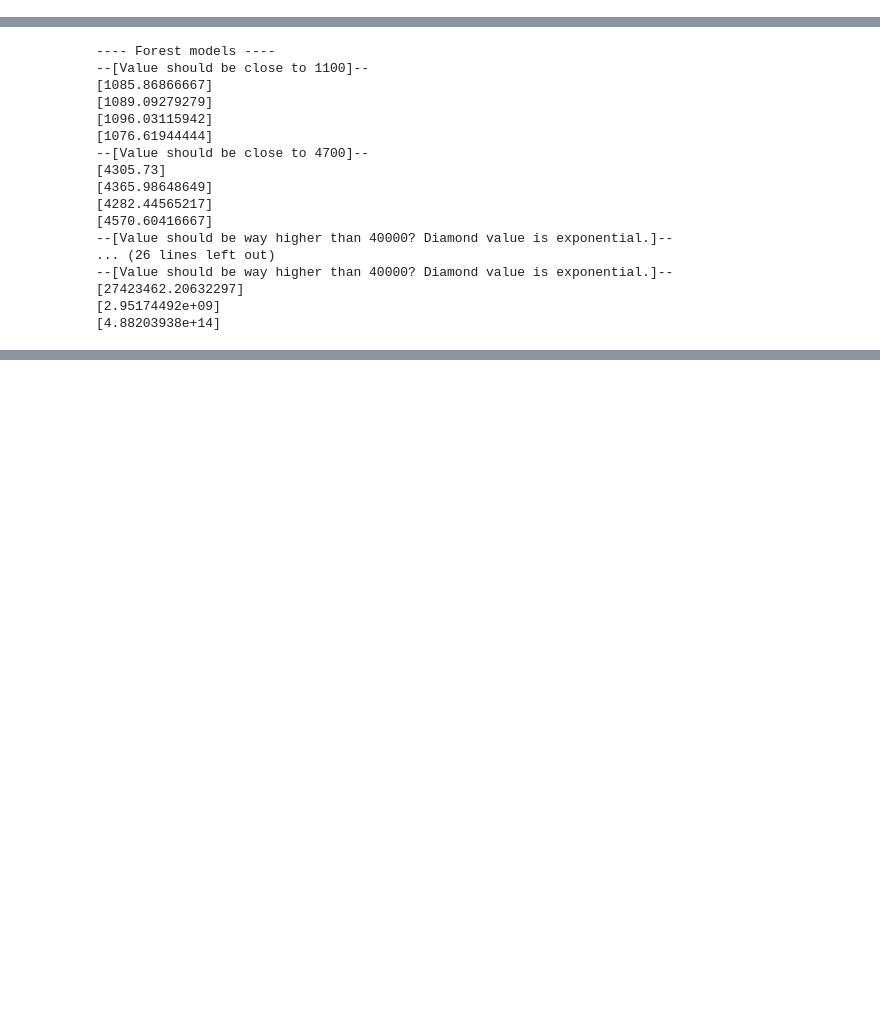
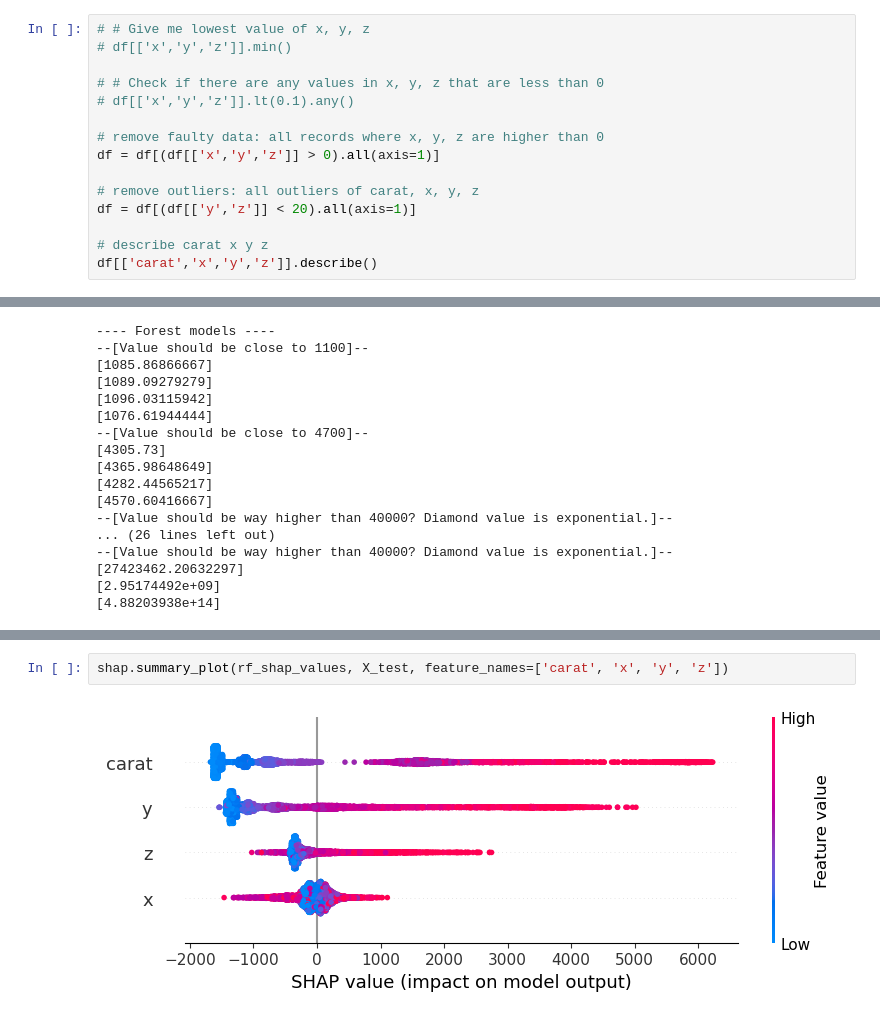
Before and after one commit to TeaDrinkingProgrammer/hcai, a Jupyter notebook: model-building/Diamond model.ipynb, the cells around one changed output, grey strips where cells are left out. Saved outputs shown, nothing was run; the diff lists cells and outputs as text; blank space fills up the shorter version.

Commit message:
Changed models, added SHAP, changed scaler

```diff
--- a/model-building/Diamond model.ipynb
+++ b/model-building/Diamond model.ipynb
@@ -88,3 +89,18 @@ df.describe()
 | 50% | 26970.500000 | 0.700000 | 61.800000 | 57.000000 | 2401.000000 | 5.700000 | 5.710000 | 3.530000 |
 | 75% | 40455.250000 | 1.040000 | 62.500000 | 59.000000 | 5324.250000 | 6.540000 | 6.540000 | 4.040000 |
 | max | 53940.000000 | 5.010000 | 79.000000 | 95.000000 | 18823.000000 | 10.740000 | 58.900000 | 31.800000 |
+# %%
+# # Give me lowest value of x, y, z
+# df[['x','y','z']].min()
+
+# # Check if there are any values in x, y, z that are less than 0
+# df[['x','y','z']].lt(0.1).any()
+
+# remove faulty data: all records where x, y, z are higher than 0
+df = df[(df[['x','y','z']] > 0).all(axis=1)]
+
+# remove outliers: all outliers of carat, x, y, z
+df = df[(df[['y','z']] < 20).all(axis=1)]
+
+# describe carat x y z
+df[['carat','x','y','z']].describe()
@@ -766,0 +950,4 @@ https://scikit-learn.org/stable/model_persistence.html#security-maintainability-
+# %%
+shap.summary_plot(rf_shap_values, X_test, feature_names=['carat', 'x', 'y', 'z'])
+# %% [output]
+[figure, added]
```
Also changed, not shown: parts of 13 cells of this notebook, 10 other files.
